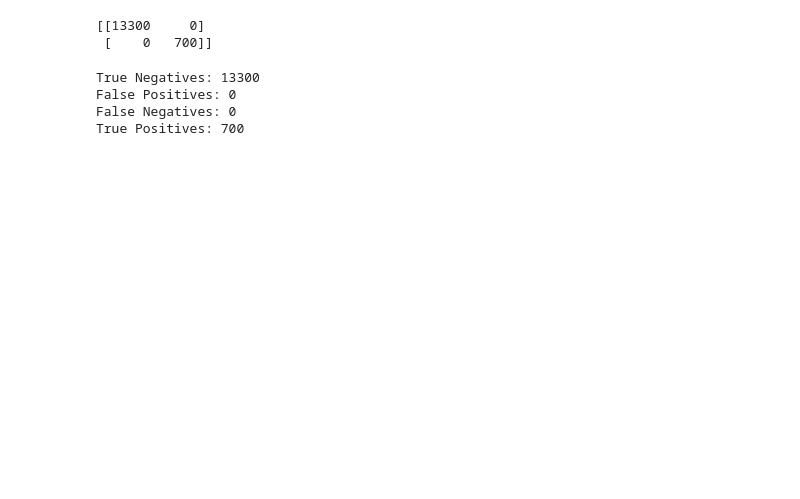
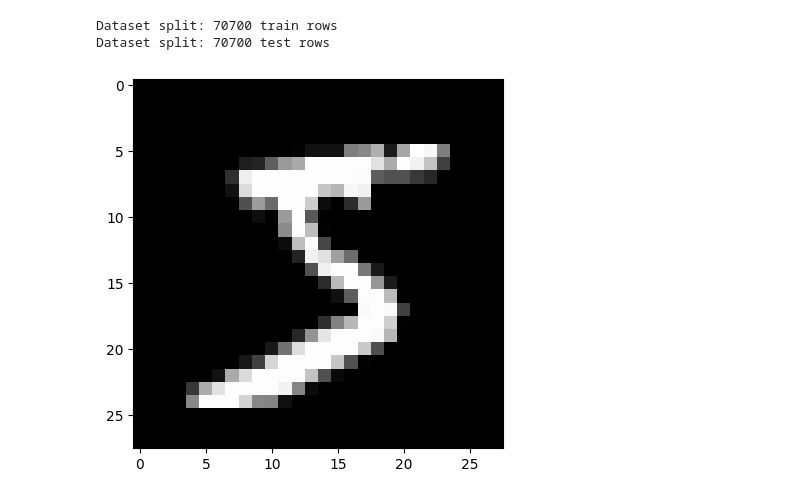
Before and after one commit to HeadBangZ/MasterThesis, a Jupyter notebook: mnist/lof/lof.ipynb, the cells around one changed output. Saved outputs shown, nothing was run; the diff lists cells and outputs as text; code cells hidden in the pictures; blank space fills up the shorter version.

Commit message:
Updated models mnist and utility script!

```diff
--- a/mnist/lof/lof.ipynb
+++ b/mnist/lof/lof.ipynb
@@ -296,16 +0,0 @@ conf_matrix = confusion_matrix(true_labels_binary, y_pred == -1)
-# %%
-print(conf_matrix)
-# %% [output]
-[[13300     0]
- [    0   700]]
-# %%
-tn, fp, fn, tp = conf_matrix.ravel()
-print(f"True Negatives: {tn}")
-print(f"False Positives: {fp}")
-print(f"False Negatives: {fn}")
-print(f"True Positives: {tp}")
-# %% [output]
-True Negatives: 13300
-False Positives: 0
-False Negatives: 0
-True Positives: 700
@@ -311,0 +16,14 @@ True Positives: 700
+# %%
+data, labels, _ = utility.load_data()
+# %%
+print(f"Dataset split: {len(data)} train rows")
+print(f"Dataset split: {len(labels)} test rows")
+
+point = data[0].reshape(28, 28)
+
+plt.imshow(point, cmap='gray')
+plt.show()
+# %% [output]
+Dataset split: 70700 train rows
+Dataset split: 70700 test rows
+[figure, added]
```
Also changed, not shown: parts of 46 cells of this notebook, 11 other files.
